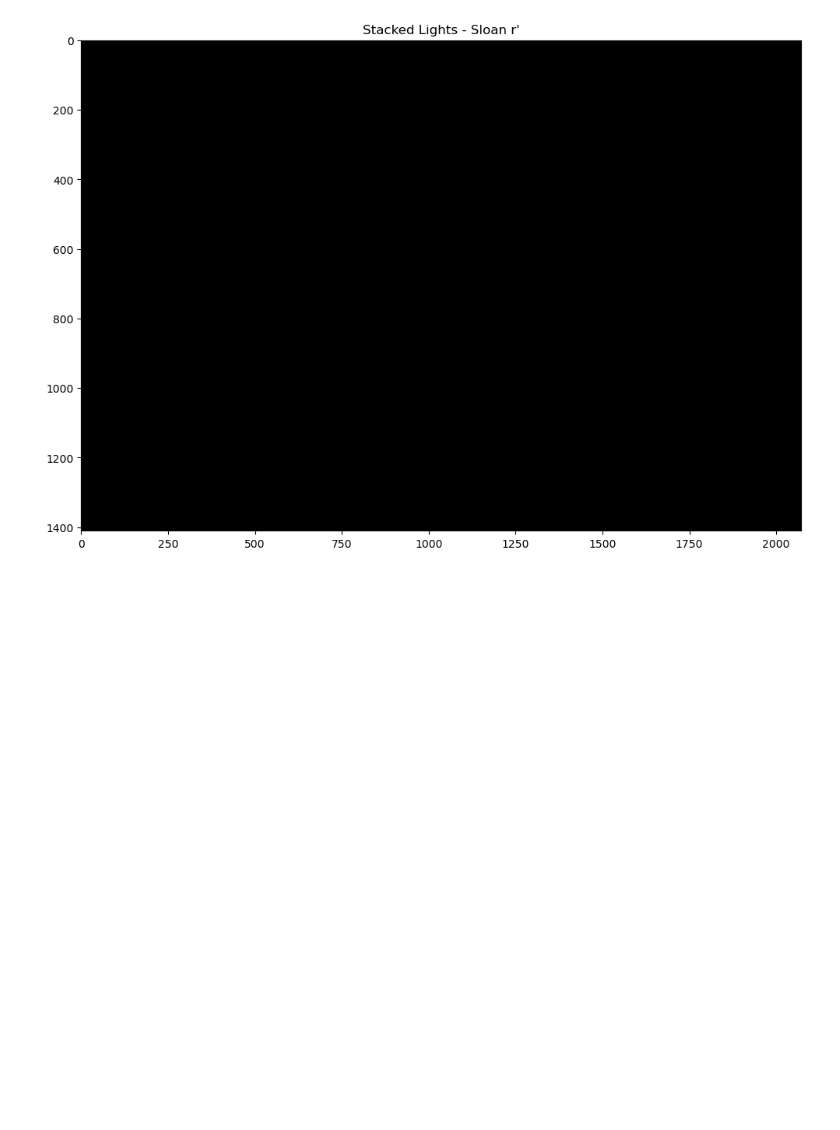
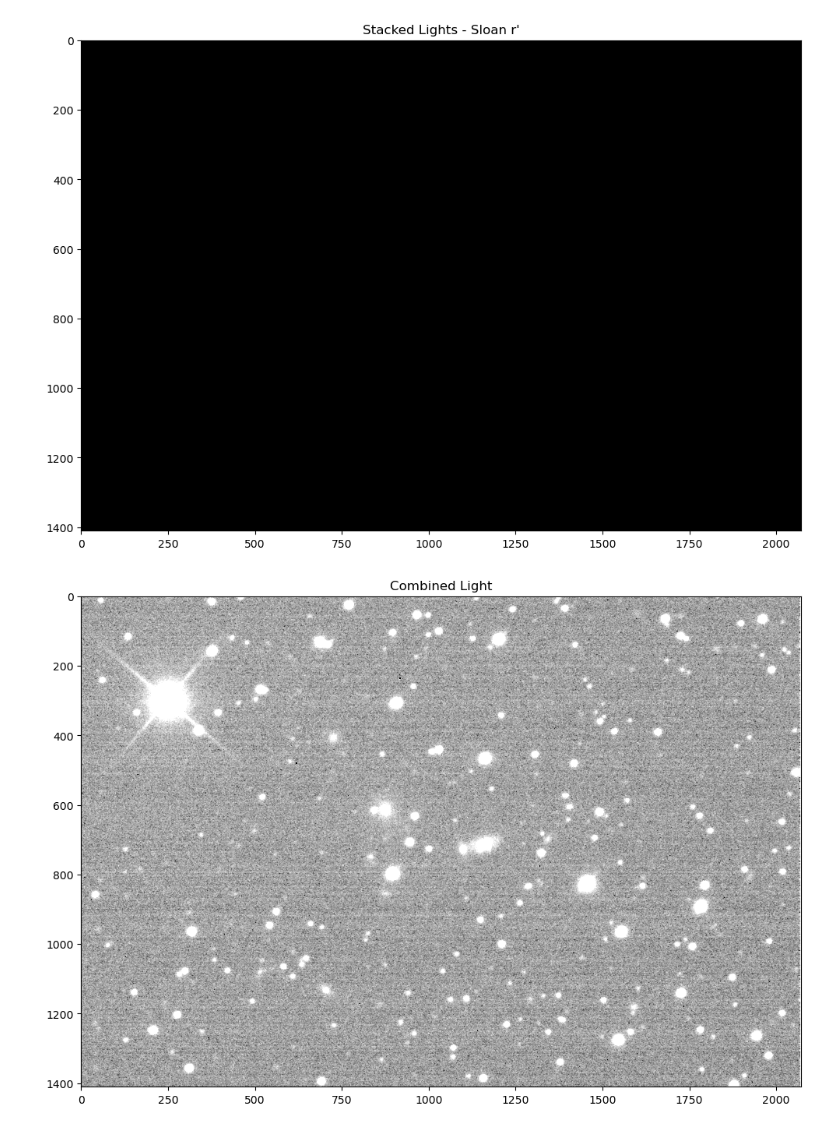
Before and after one commit to brianhill/transient-astronomy, a Jupyter notebook: targets/SN_2022abik/2022-12-1415/analysis-brian.ipynb, the cells around one changed output. Saved outputs shown, nothing was run; the diff lists cells and outputs as text; code cells hidden in the pictures; blank space fills up the shorter version.

Commit message:
Added back some code to convince myself there was data in the stacked images.

```diff
--- a/targets/SN_2022abik/2022-12-1415/analysis-brian.ipynb
+++ b/targets/SN_2022abik/2022-12-1415/analysis-brian.ipynb
@@ -310,3 +310,22 @@ plt.tight_layout()
 plt.show()
 # %% [output]
 [figure]
+# %%
+from astropy.visualization import imshow_norm, PercentileInterval, MinMaxInterval, SqrtStretch, LogStretch
+
+interval_95 = PercentileInterval(95)
+sqrt_stretch = SqrtStretch()
+log_stretch = LogStretch()
+
+fig, axes = plt.subplots(1, 1, figsize=(10, 10))
+
+# log_stretch = LogStretch()  # the default log stretch is not as good as the default square-root stretch
+
+_, _ = imshow_norm(combined_light_list[SECOND_FILTER], axes, cmap='gray', interval=interval_95, stretch=sqrt_stretch)
+
+axes.set_title("Combined Light")
+
+plt.tight_layout()
+plt.show()
+# %% [output]
+[figure, added]
```
